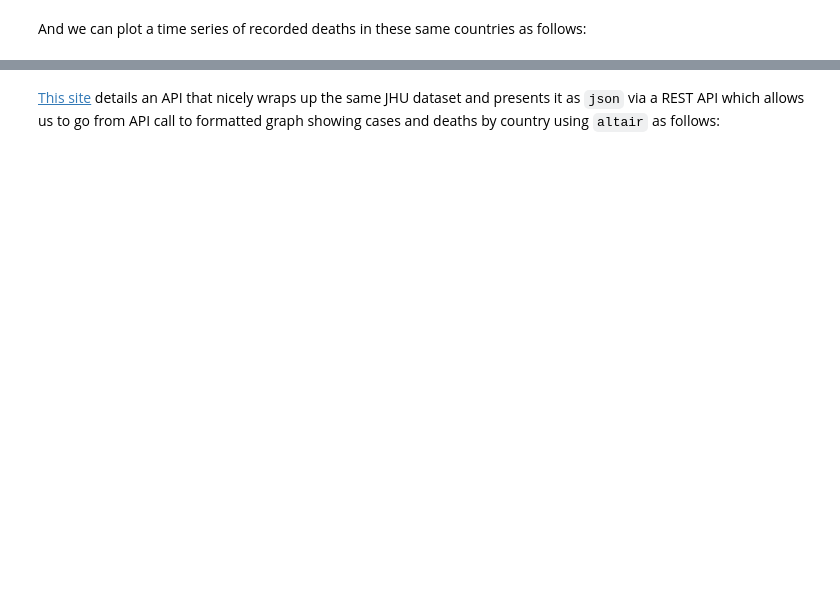
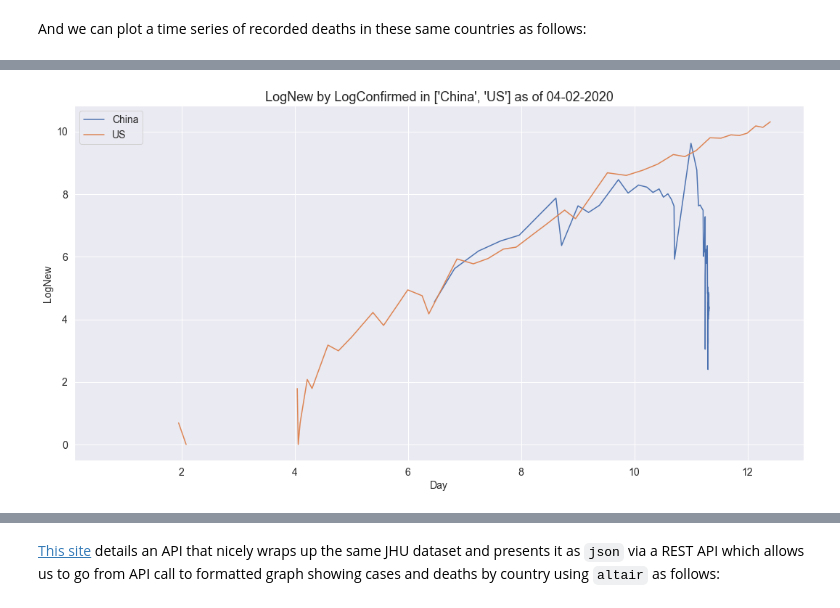
Before and after one commit to malminhas/covid, a Jupyter notebook: index.ipynb, the cells around one changed output, grey strips where cells are left out. Saved outputs shown, nothing was run; the diff lists cells and outputs as text; code cells hidden in the pictures; blank space fills up the shorter version.

```diff
--- a/index.ipynb
+++ b/index.ipynb
@@ -99,0 +117,5 @@ plotCountriesTimeSeries(df, ['China', 'Italy', 'US', 'United Kingdom'], which, '
+# %%
+ndf = procNewCasesTimeSeries(procTimeSeriesConfirmed(), 'Confirmed')
+plotCountriesTimeSeries(ndf, ['China', 'US'], which, x='LogConfirmed', y='LogNew', visualisation=viz)
+# %% [output]
+[figure, added]
```
Also changed, not shown: parts of 21 cells of this notebook, 20 other files.
